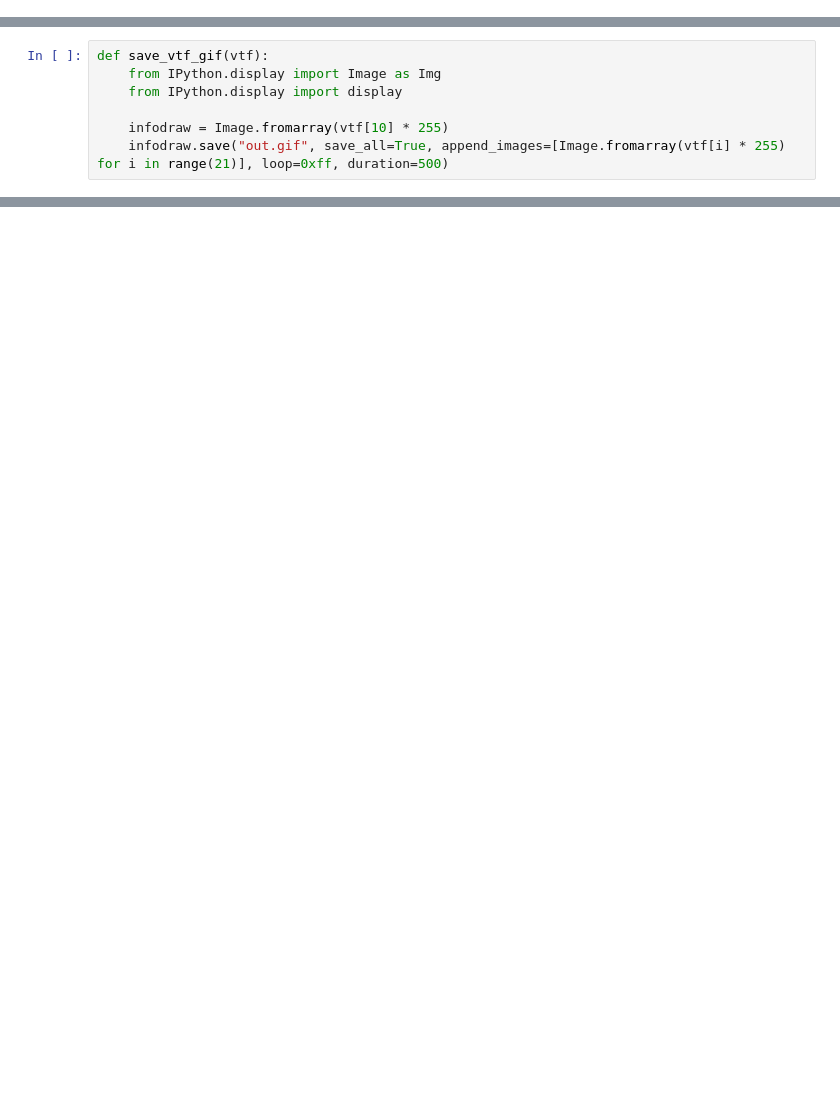
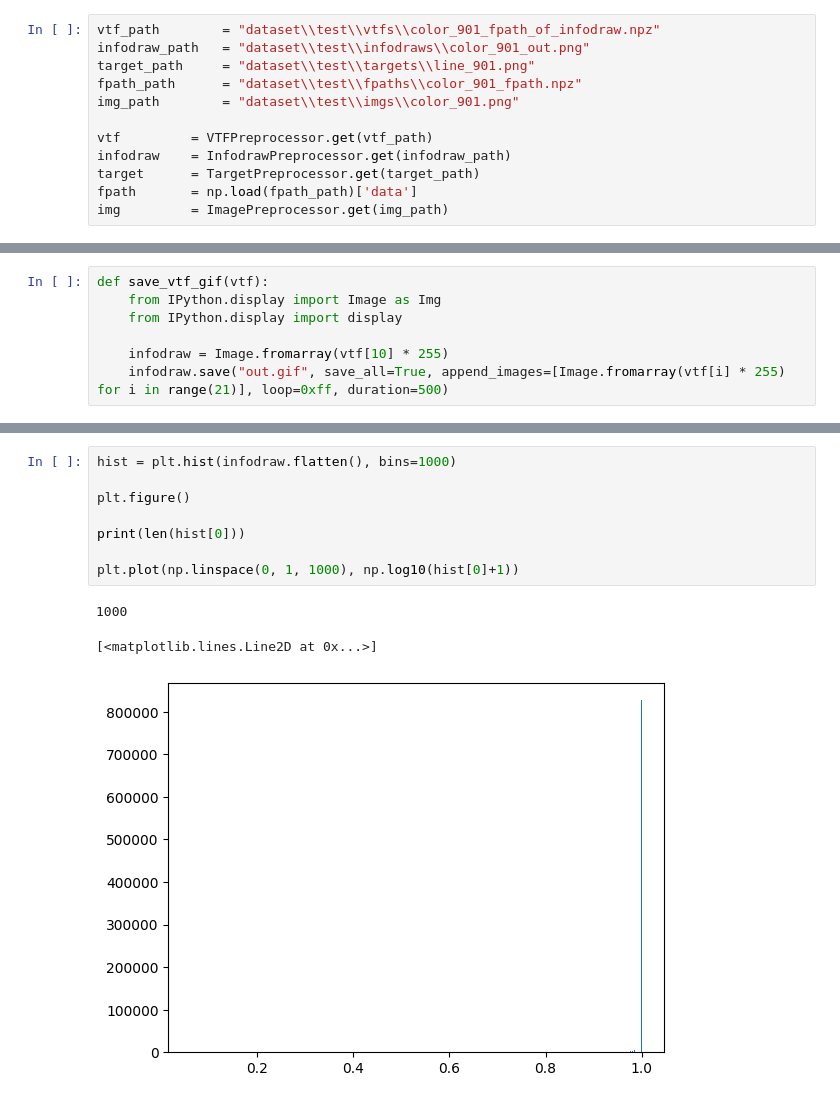
Before and after one commit to comeeasy/VTFSketch, a Jupyter notebook: visualize_infodraw_pixelbypixel.ipynb, the cells around one changed output, grey strips where cells are left out. Saved outputs shown, nothing was run; the diff lists cells and outputs as text; blank space fills up the shorter version.

```diff
--- a/visualize_infodraw_pixelbypixel.ipynb
+++ b/visualize_infodraw_pixelbypixel.ipynb
@@ -16,3 +19,15 @@ dataset = FPathLazyDataset("/home/work/joono/VTFSketch/dataset/val.yaml")
+# %%
+vtf_path        = "dataset\\test\\vtfs\\color_901_fpath_of_infodraw.npz"
+infodraw_path   = "dataset\\test\\infodraws\\color_901_out.png"
+target_path     = "dataset\\test\\targets\\line_901.png"
+fpath_path      = "dataset\\test\\fpaths\\color_901_fpath.npz"
+img_path        = "dataset\\test\\imgs\\color_901.png"
+
+vtf         = VTFPreprocessor.get(vtf_path)
+infodraw    = InfodrawPreprocessor.get(infodraw_path)
+target      = TargetPreprocessor.get(target_path)
+fpath       = np.load(fpath_path)['data']
+img         = ImagePreprocessor.get(img_path)
 # %%
 def draw_gray_img(img):
     plt.figure(figsize=(10.24, 10.24))
@@ -32,0 +110,12 @@ def save_vtf_gif(vtf):
+# %%
+hist = plt.hist(infodraw.flatten(), bins=1000)
+
+plt.figure()
+
+print(len(hist[0]))
+
+plt.plot(np.linspace(0, 1, 1000), np.log10(hist[0]+1))
+# %% [output]
+1000
+[<matplotlib.lines.Line2D at 0x...>]
+[figure, added]
```
Also changed, not shown: parts of 17 cells of this notebook, 4 other files.
